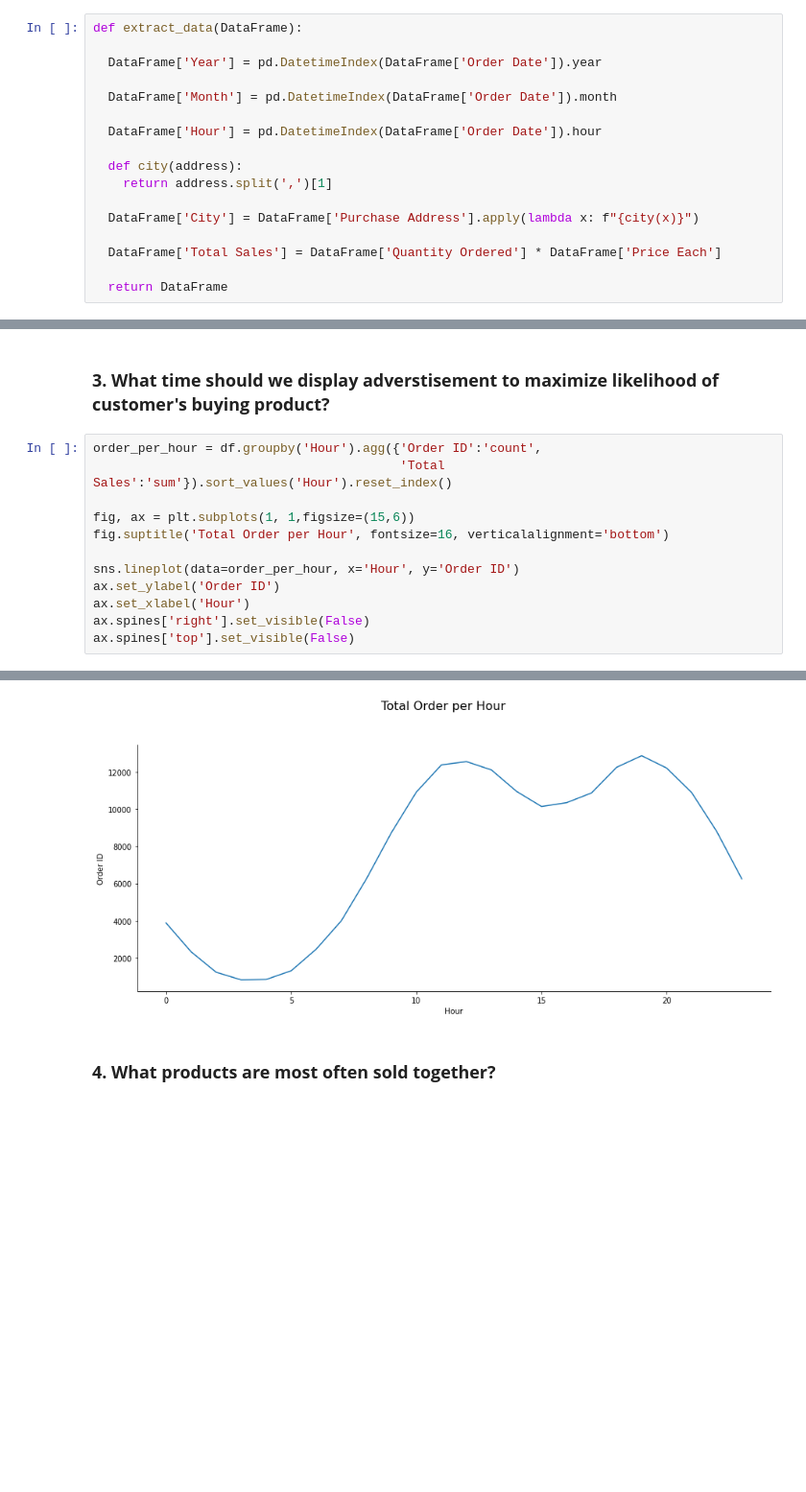
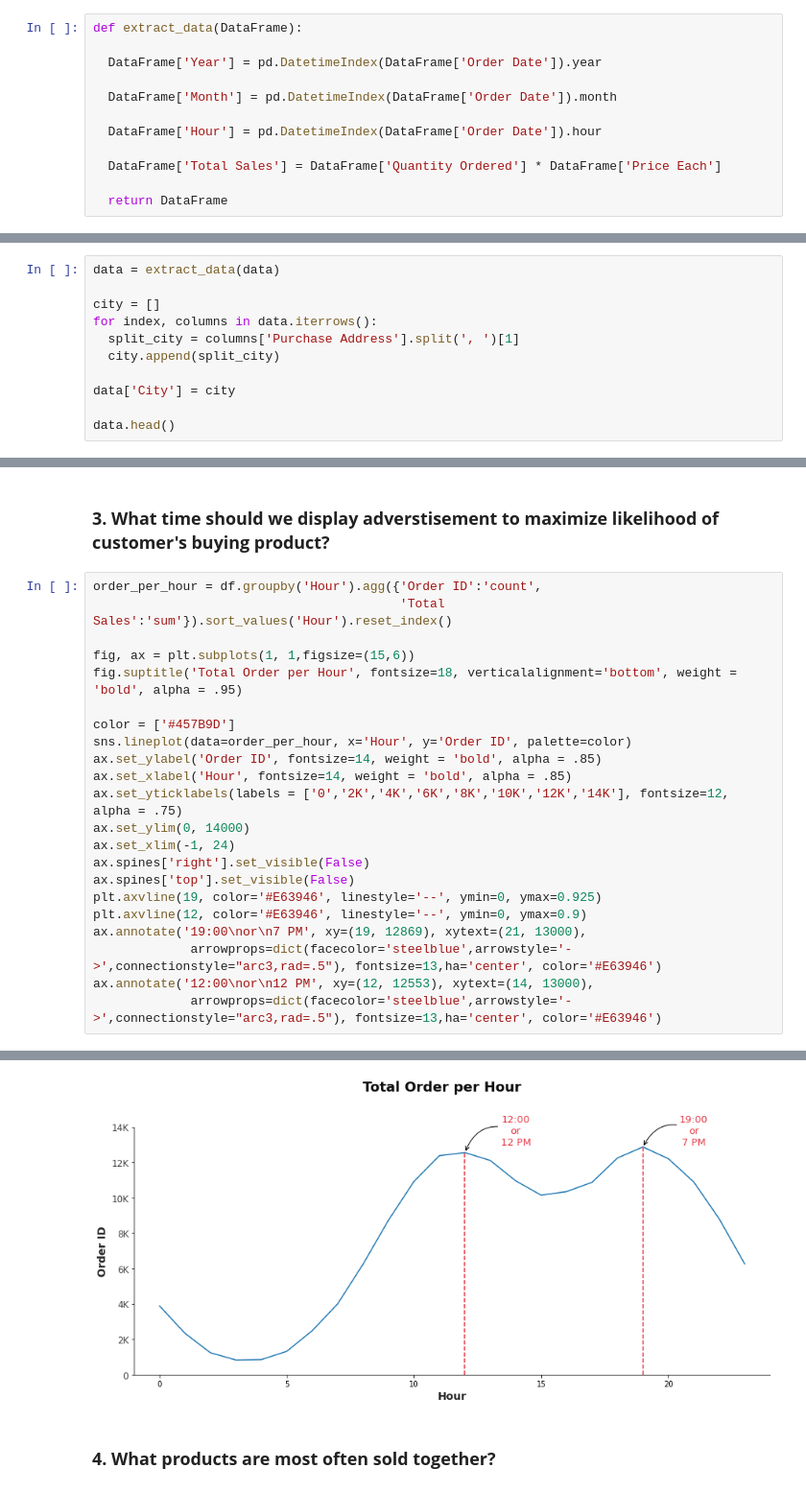
Before and after one commit to abdsyafiq/Sales-Analysis, a Jupyter notebook: Sales_Product_Data.ipynb, the cells around one changed output, grey strips where cells are left out. Shown at 96% size. Saved outputs shown, nothing was run; the diff lists cells and outputs as text; blank space fills up the shorter version.

```diff
--- a/Sales_Product_Data.ipynb
+++ b/Sales_Product_Data.ipynb
@@ -231,11 +232,6 @@ def extract_data(DataFrame):
 
   DataFrame['Hour'] = pd.DatetimeIndex(DataFrame['Order Date']).hour
 
-  def city(address):
-    return address.split(',')[1]
-
-  DataFrame['City'] = DataFrame['Purchase Address'].apply(lambda x: f"{city(x)}")
-
   DataFrame['Total Sales'] = DataFrame['Quantity Ordered'] * DataFrame['Price Each']
 
   return DataFrame
@@ -251,0 +238,11 @@ data.head()
+# %%
+data = extract_data(data)
+
+city = []
+for index, columns in data.iterrows():
+  split_city = columns['Purchase Address'].split(', ')[1]
+  city.append(split_city)
+
+data['City'] = city
+
+data.head()
@@ -326,11 +338,21 @@ order_per_hour = df.groupby('Hour').agg({'Order ID':'count',
                                          'Total Sales':'sum'}).sort_values('Hour').reset_index()
 
 fig, ax = plt.subplots(1, 1,figsize=(15,6))
-fig.suptitle('Total Order per Hour', fontsize=16, verticalalignment='bottom')
+fig.suptitle('Total Order per Hour', fontsize=18, verticalalignment='bottom', weight = 'bold', alpha = .95)
 
-sns.lineplot(data=order_per_hour, x='Hour', y='Order ID')
-ax.set_ylabel('Order ID')
-ax.set_xlabel('Hour')
+color = ['#457B9D']
+sns.lineplot(data=order_per_hour, x='Hour', y='Order ID', palette=color)
+ax.set_ylabel('Order ID', fontsize=14, weight = 'bold', alpha = .85)
+ax.set_xlabel('Hour', fontsize=14, weight = 'bold', alpha = .85)
+ax.set_yticklabels(labels = ['0','2K','4K','6K','8K','10K','12K','14K'], fontsize=12, alpha = .75)
+ax.set_ylim(0, 14000)
+ax.set_xlim(-1, 24)
 ax.spines['right'].set_visible(False)
 ax.spines['top'].set_visible(False)
+plt.axvline(19, color='#E63946', linestyle='--', ymin=0, ymax=0.925)
+plt.axvline(12, color='#E63946', linestyle='--', ymin=0, ymax=0.9)
+ax.annotate('19:00\nor\n7 PM', xy=(19, 12869), xytext=(21, 13000),
+             arrowprops=dict(facecolor='steelblue',arrowstyle='->',connectionstyle="arc3,rad=.5"), fontsize=13,ha='center', color='#E63946')
+ax.annotate('12:00\nor\n12 PM', xy=(12, 12553), xytext=(14, 13000),
+             arrowprops=dict(facecolor='steelblue',arrowstyle='->',connectionstyle="arc3,rad=.5"), fontsize=13,ha='center', color='#E63946')
 # %% [output]
@@ -337,4 +360,4 @@ ax.spines['top'].set_visible(False)
-[figure, old version]
+[figure, new version]
 # %% [markdown]
 ### **4. What products are most often sold together?**
 # %%
```
Also changed, not shown: parts of 14 cells of this notebook.
